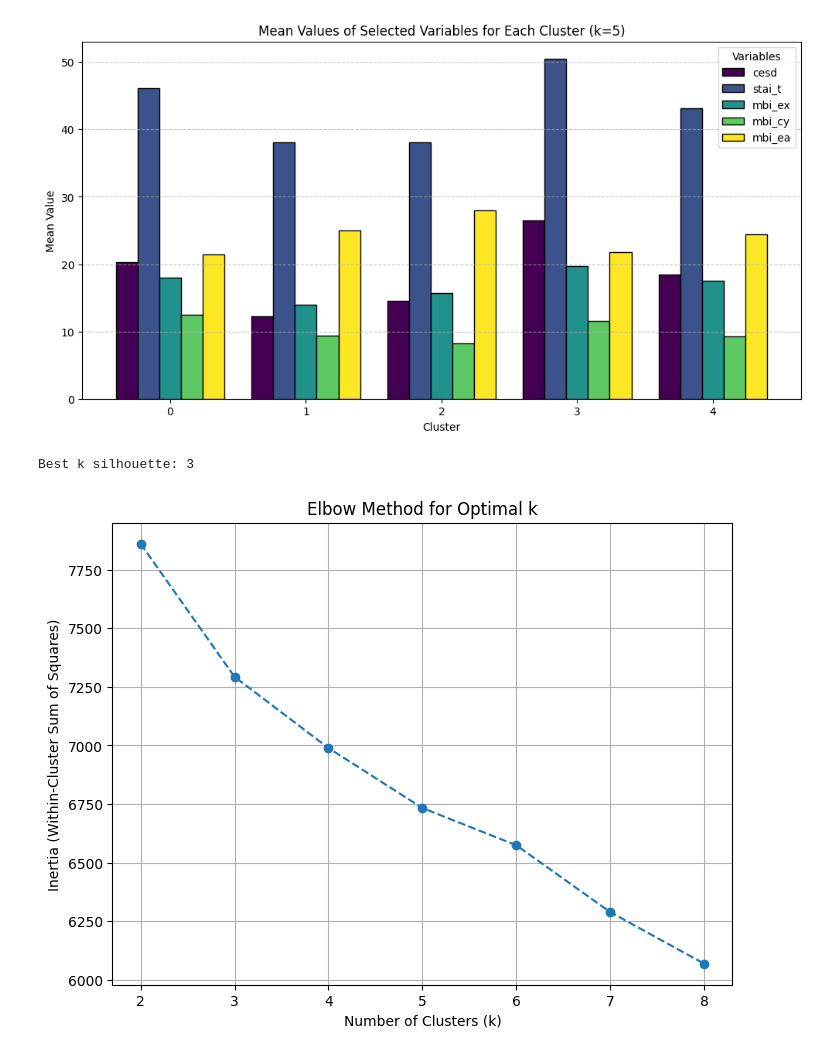
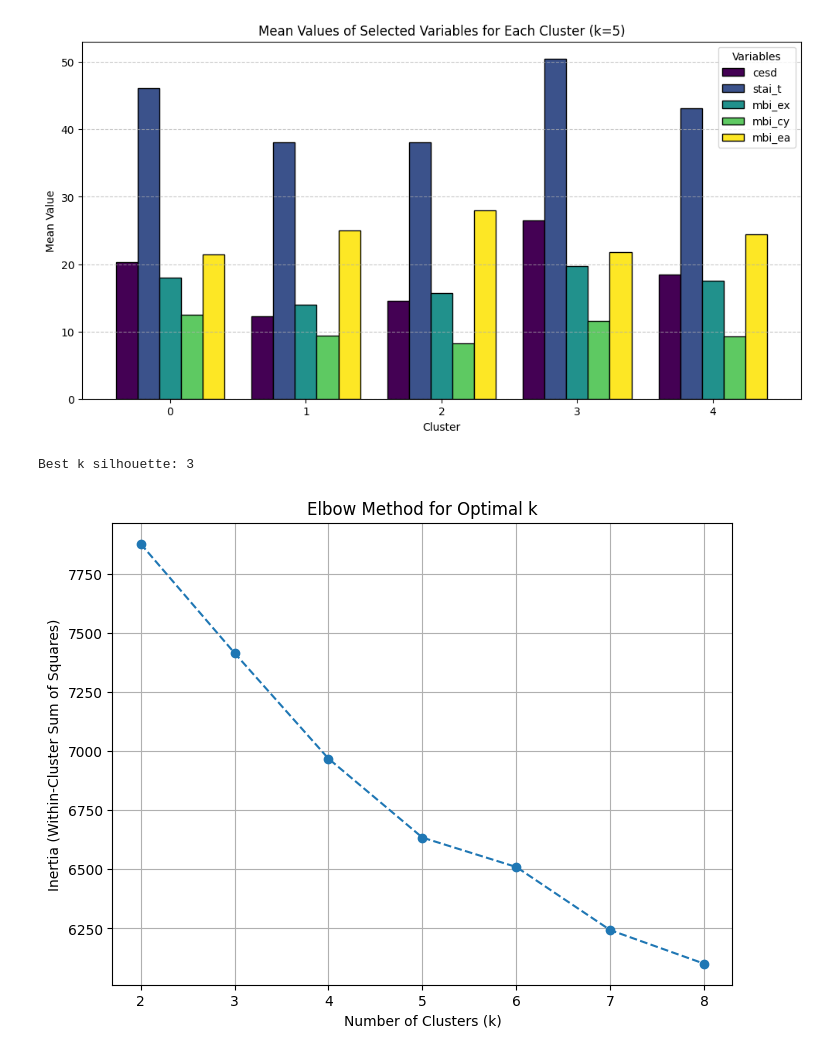
Before and after one commit to DCC-UAB/ACproject-05-grup, a Jupyter notebook: dataset1/dataset2.ipynb, the cells around one changed output. Drawn from its saved outputs; the diff is of its cells as text; code cells hidden in the pictures.

Commit message:
mini batch kmeans

```diff
--- a/dataset1/dataset2.ipynb
+++ b/dataset1/dataset2.ipynb
@@ -301,7 +301,7 @@ def mini_batch_kmeans(dfs, max_k=10):
     sil_best_k = 2
 
     for k in range(2, max_k + 1):
-        model = MiniBatchKMeans(n_clusters=k, random_state=42, batch_size=256, max_iter=100)
+        model = MiniBatchKMeans(n_clusters=k, random_state=42, batch_size=int(dfs.shape[0]/2), max_iter=100)
         clusters = model.fit_predict(df_t)
 
         # Silhouette
@@ -309,31 +309,31 @@ def mini_batch_kmeans(dfs, max_k=10):
             score = silhouette_score(df_t, clusters)
             if score > sil_best_score:
                 sil_best_score = score
                 sil_best_k = k
 
         inertia.append(model.inertia_)
         cluster_centers = model.cluster_centers_
         clusterings.append((k, clusters, cluster_centers))
 
     # Silhouette
     print("Best k silhouette:", sil_best_k)
 
     # Plot clustering results for each k, 2 plots per row
     num_plots = len(clusterings)
     num_cols = 2
 
     plt.figure(figsize=(8, 6))
     k_values = range(2, max_k + 1)
     plt.plot(k_values, inertia, marker='o', linestyle='--')
     plt.xlabel('Number of Clusters (k)')
     plt.ylabel('Inertia (Within-Cluster Sum of Squares)')
     plt.title('Elbow Method for Optimal k')
     plt.xticks(k_values)
     plt.grid(True)
     plt.show()
 
     return clusterings
 c3 = mini_batch_kmeans(df_final, 8)
 # %% [output]
 Best k silhouette: 3
-[figure, old version]
+[figure, new version]
```
Also changed, not shown: parts of 1 cell of this notebook.
